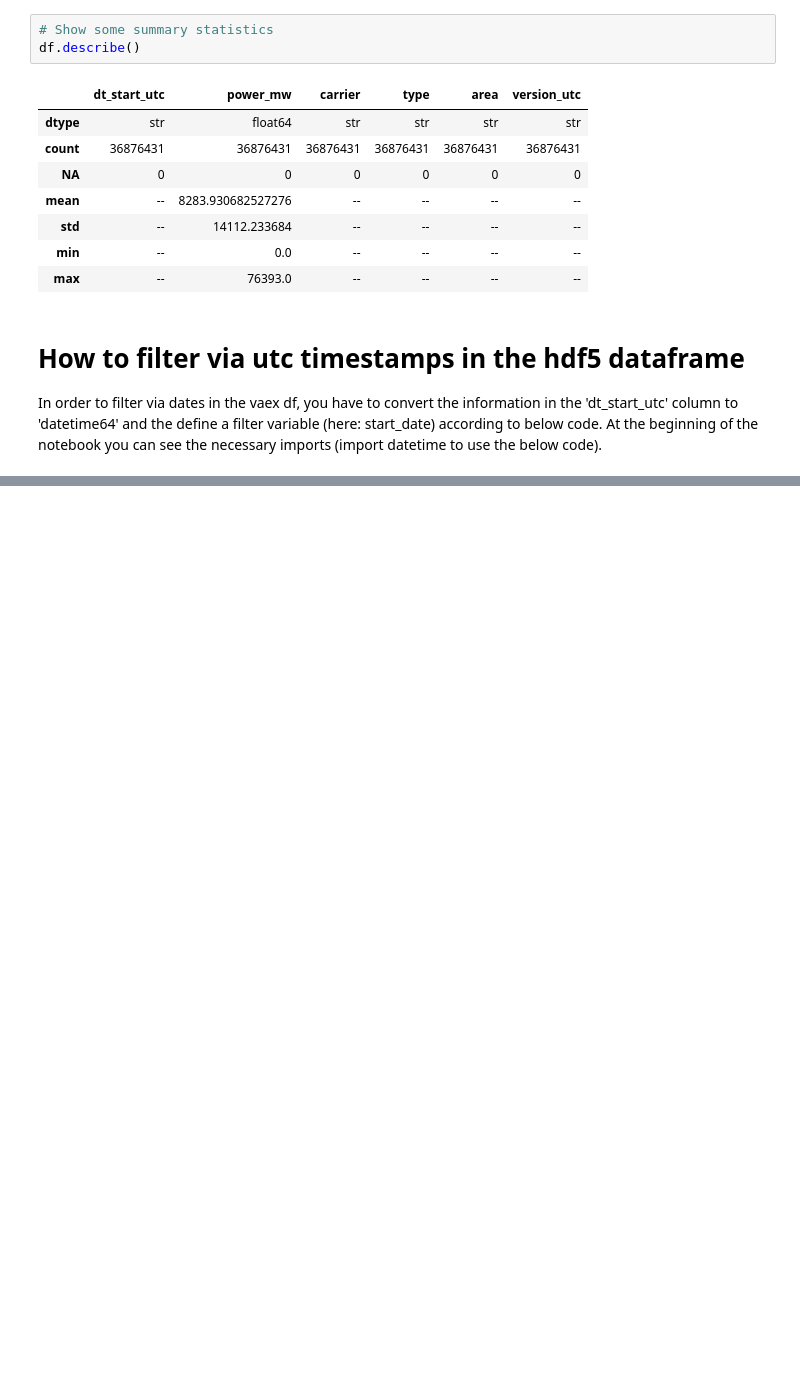
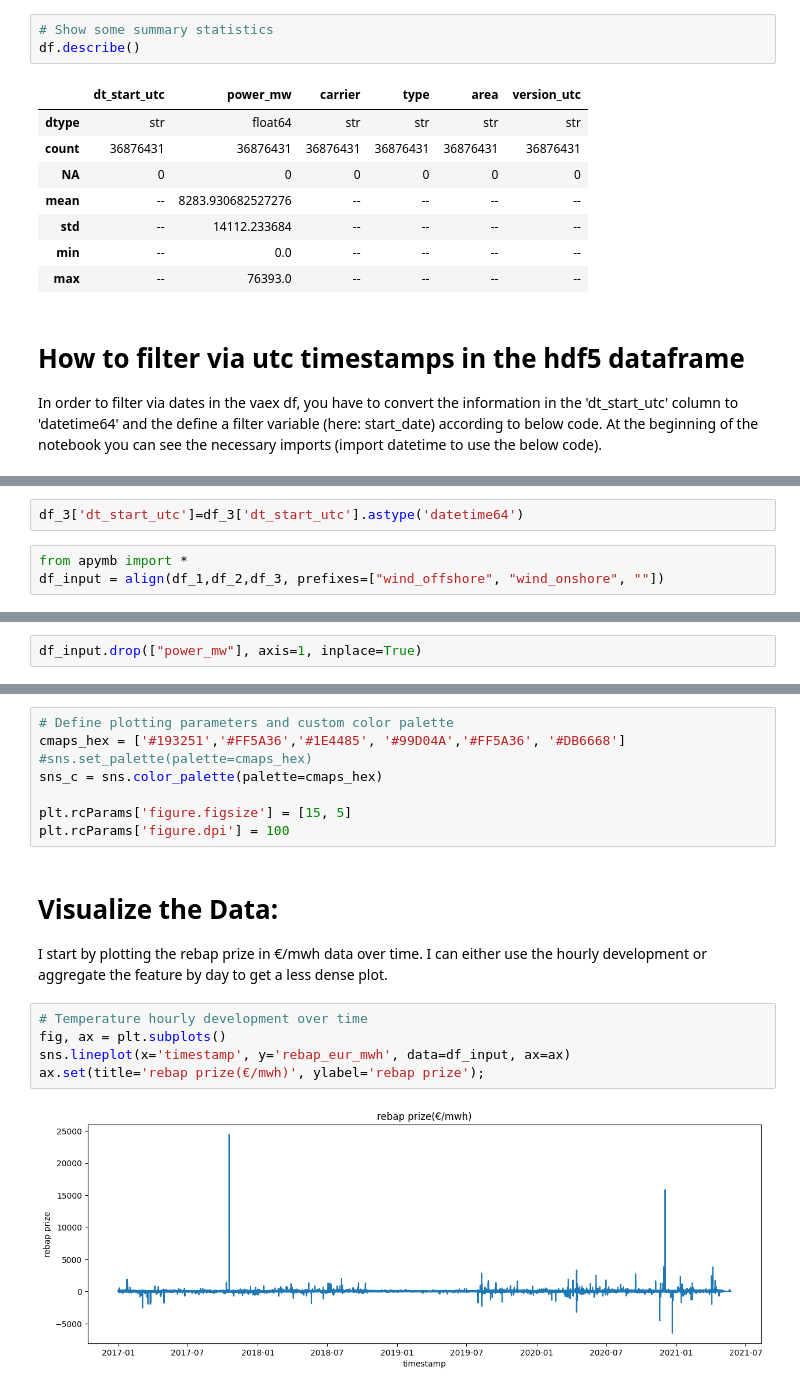
Before and after one commit to Antadurunnu/Energy-imbalance-price-prediction, a Jupyter notebook: es_forecast_data_processing.ipynb, the cells around one changed output, grey strips where cells are left out. Drawn from its saved outputs; the diff is of its cells as text; blank space fills up the shorter version.

```diff
--- a/es_forecast_data_processing.ipynb
+++ b/es_forecast_data_processing.ipynb
@@ -120,0 +122,5 @@ df_date_filter2.describe()
+# %%
+df_3['dt_start_utc']=df_3['dt_start_utc'].astype('datetime64')
+# %%
+from apymb import *
+df_input = align(df_1,df_2,df_3, prefixes=["wind_offshore", "wind_onshore", ""])
@@ -120,0 +145,2 @@ df_date_filter2.describe()
+# %%
+df_input.drop(["power_mw"], axis=1, inplace=True)
@@ -120,0 +184,19 @@ df_date_filter2.describe()
+# %%
+# Define plotting parameters and custom color palette
+cmaps_hex = ['#193251','#FF5A36','#1E4485', '#99D04A','#FF5A36', '#DB6668']
+#sns.set_palette(palette=cmaps_hex)
+sns_c = sns.color_palette(palette=cmaps_hex)
+
+plt.rcParams['figure.figsize'] = [15, 5]
+plt.rcParams['figure.dpi'] = 100
+# %% [markdown]
+# Visualize the Data:
+
+I start by plotting the rebap prize in €/mwh data over time. I can either use the hourly development or aggregate the feature by day to get a less dense plot.
+# %%
+# Temperature hourly development over time
+fig, ax = plt.subplots()
+sns.lineplot(x='timestamp', y='rebap_eur_mwh', data=df_input, ax=ax)
+ax.set(title='rebap prize(€/mwh)', ylabel='rebap prize');
+# %% [output]
+[figure, added]
```
Also changed, not shown: parts of 57 cells of this notebook, 2 other files.
